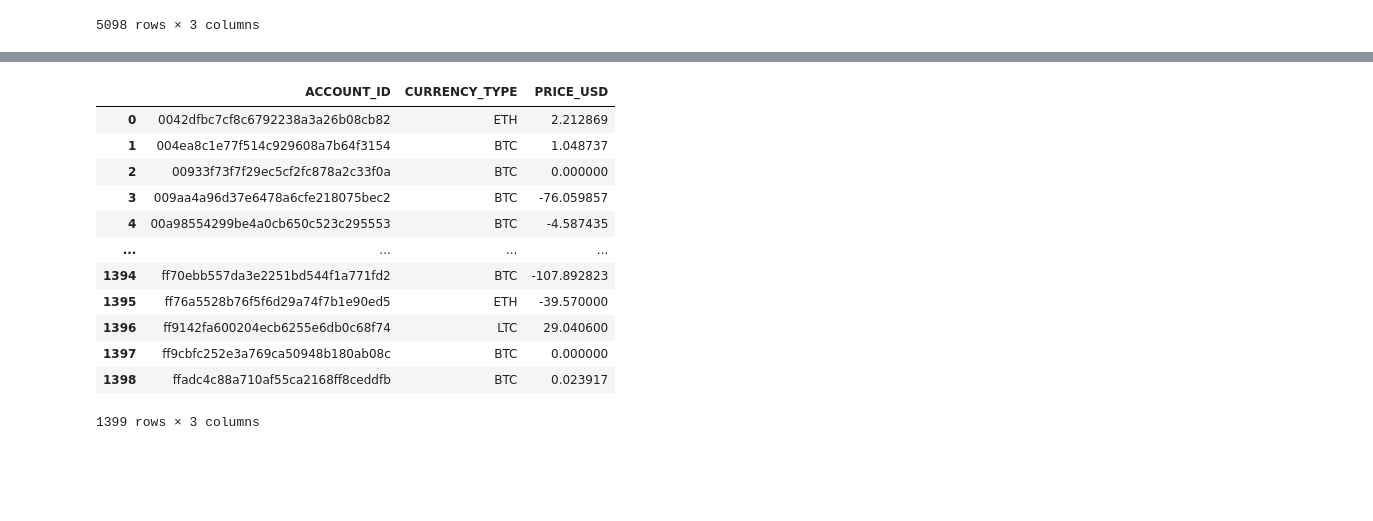
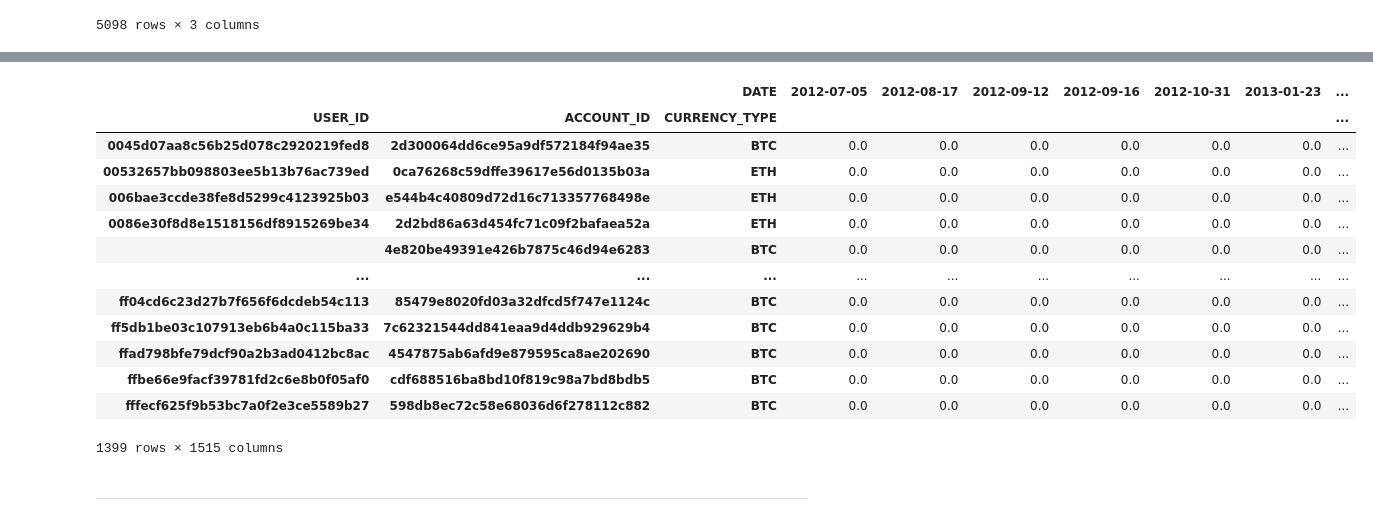
Before and after one commit to ycyuchengliu/coinbase_note, a Jupyter notebook: 00_coinbase_core_hw_notebook.ipynb, the cells around one changed output, grey strips where cells are left out. Drawn from its saved outputs; the diff is of its cells as text; code cells hidden in the pictures; blank space fills up the shorter version.

```diff
--- a/00_coinbase_core_hw_notebook.ipynb
+++ b/00_coinbase_core_hw_notebook.ipynb
@@ -720,0 +725,9 @@ merged_df
+# %%
+has_nan = df_7a_merged_ts_and_price.isnull().any()
+print(has_nan, "Total Length Of the Dataframe before cleaning: ", len(df_7a_merged_ts_and_price))
+
+df_7a_merged_ts_and_price = df_7a_merged_ts_and_price.dropna()
+has_nan = df_7a_merged_ts_and_price.isnull().any()
+print(has_nan, "Total Length Of the Dataframe after cleaning: ", len(df_7a_merged_ts_and_price))
+
+df_7b_temp = df_7a_merged_ts_and_price
@@ -742,0 +786,20 @@ df_output
+# %%
+df_7b_temp = df_7b_temp.pivot_table(index=('USER_ID', 'ACCOUNT_ID', 'CURRENCY_TYPE'), columns='DATE', values='POINT_IN_TIME_ACCOUNT_BALANCE', aggfunc='sum', sort='USER_ID')
+df_7b_temp = df_7b_temp.fillna(0)
+
+df_7b_temp
+# %% [output]
+|  |  | DATE | 2012-07-05 | 2012-08-17 | 2012-09-12 | 2012-09-16 | 2012-10-31 | 2013-01-23 | ... |
+| USER_ID | ACCOUNT_ID | CURRENCY_TYPE |  |  |  |  |  |  | ... |
+| 0045d07aa8c56b25d078c2920219fed8 | 2d300064dd6ce95a9df572184f94ae35 | BTC | 0.0 | 0.0 | 0.0 | 0.0 | 0.0 | 0.0 | ... |
+| 00532657bb098803ee5b13b76ac739ed | 0ca76268c59dffe39617e56d0135b03a | ETH | 0.0 | 0.0 | 0.0 | 0.0 | 0.0 | 0.0 | ... |
+| 006bae3ccde38fe8d5299c4123925b03 | e544b4c40809d72d16c713357768498e | ETH | 0.0 | 0.0 | 0.0 | 0.0 | 0.0 | 0.0 | ... |
+| 0086e30f8d8e1518156df8915269be34 | 2d2bd86a63d454fc71c09f2bafaea52a | ETH | 0.0 | 0.0 | 0.0 | 0.0 | 0.0 | 0.0 | ... |
+|  | 4e820be49391e426b7875c46d94e6283 | BTC | 0.0 | 0.0 | 0.0 | 0.0 | 0.0 | 0.0 | ... |
+| ... | ... | ... | ... | ... | ... | ... | ... | ... | ... |
+| ff04cd6c23d27b7f656f6dcdeb54c113 | 85479e8020fd03a32dfcd5f747e1124c | BTC | 0.0 | 0.0 | 0.0 | 0.0 | 0.0 | 0.0 | ... |
+| ff5db1be03c107913eb6b4a0c115ba33 | 7c62321544dd841eaa9d4ddb929629b4 | BTC | 0.0 | 0.0 | 0.0 | 0.0 | 0.0 | 0.0 | ... |
+| ffad798bfe79dcf90a2b3ad0412bc8ac | 4547875ab6afd9e879595ca8ae202690 | BTC | 0.0 | 0.0 | 0.0 | 0.0 | 0.0 | 0.0 | ... |
+| ffbe66e9facf39781fd2c6e8b0f05af0 | cdf688516ba8bd10f819c98a7bd8bdb5 | BTC | 0.0 | 0.0 | 0.0 | 0.0 | 0.0 | 0.0 | ... |
+| fffecf625f9b53bc7a0f2e3ce5589b27 | 598db8ec72c58e68036d6f278112c882 | BTC | 0.0 | 0.0 | 0.0 | 0.0 | 0.0 | 0.0 | ... |
+1399 rows × 1515 columns
@@ -743,19 +816,6 @@ df_output
 # %%
-#df_new = merged_df[['ACCOUNT_ID','CURRENCY_TYPE', 'PRICE_USD']]
+#aggregate at account level
+df_7b_agg_account_id = df_7b_aggregate_output.groupby(['ACCOUNT_ID','CURRENCY_TYPE']).agg({'Aggregate_Amount_In_Wallet': 'sum'}).reset_index()
+df_7b_agg_account_id
 
-df_new = merged_df.groupby(['ACCOUNT_ID','CURRENCY_TYPE']).agg({'PRICE_USD': 'sum'}).reset_index()
-df_new
+df_7b_agg_account_id.to_csv('/Users/yuchengliu/Desktop/coinbase_note/02_outputs/df_7b_agg_account_id.csv')
-# %% [output]
-|  | ACCOUNT_ID | CURRENCY_TYPE | PRICE_USD |
-| 0 | 0042dfbc7cf8c6792238a3a26b08cb82 | ETH | 2.212869 |
-| 1 | 004ea8c1e77f514c929608a7b64f3154 | BTC | 1.048737 |
-| 2 | 00933f73f7f29ec5cf2fc878a2c33f0a | BTC | 0.000000 |
-| 3 | 009aa4a96d37e6478a6cfe218075bec2 | BTC | -76.059857 |
-| 4 | 00a98554299be4a0cb650c523c295553 | BTC | -4.587435 |
-| ... | ... | ... | ... |
-| 1394 | ff70ebb557da3e2251bd544f1a771fd2 | BTC | -107.892823 |
-| 1395 | ff76a5528b76f5f6d29a74f7b1e90ed5 | ETH | -39.570000 |
-| 1396 | ff9142fa600204ecb6255e6db0c68f74 | LTC | 29.040600 |
-| 1397 | ff9cbfc252e3a769ca50948b180ab08c | BTC | 0.000000 |
-| 1398 | ffadc4c88a710af55ca2168ff8ceddfb | BTC | 0.023917 |
-1399 rows × 3 columns
@@ -761,0 +828,2 @@ df_new
+# %% [markdown]
+----
```
Also changed, not shown: parts of 18 cells of this notebook, 13 other files.
